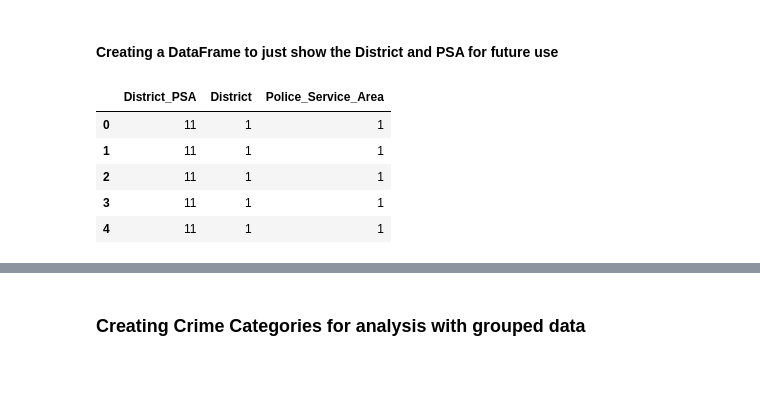
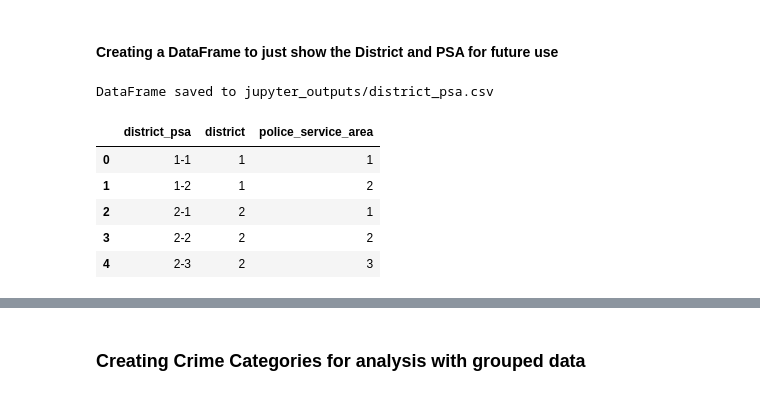
Before and after one commit to EricCroston/Philadelphia-School_Performance_vs_Crime_Data, a Jupyter notebook: Police_and_Incidents_Clean_up and Correlation Analysis.ipynb, the cells around one changed output, grey strips where cells are left out. Saved outputs shown, nothing was run; the diff lists cells and outputs as text; code cells hidden in the pictures.

```diff
--- a/Police_and_Incidents_Clean_up and Correlation Analysis.ipynb
+++ b/Police_and_Incidents_Clean_up and Correlation Analysis.ipynb
@@ -247,22 +249,36 @@ IncidentsTimePlace.head()
 #### Creating a DataFrame to just show the District and PSA for future use
 # %%
 district_psa_df=pd.DataFrame({
-    'District_PSA':IncidentsTimePlace['District_PSA'],
-    'District':IncidentsTimePlace['District'],
-    'Police_Service_Area':IncidentsTimePlace['Police_Service_Area']
+    'district_psa':incidents_time_place['district_psa'],
+    'district':incidents_time_place['district'],
+    'police_service_area':incidents_time_place['police_service_area']
 })
 
 # Sort by 'District' first and then by 'Police Service Area'
-district_psa_df = district_psa_df.sort_values(by=['District', 'Police_Service_Area'])
+district_psa_df = district_psa_df.sort_values(by=['district', 'police_service_area'])
 
-# Reset index if you want a clean index
-district_psa_df = district_psa_df.reset_index(drop=True)
+# # Reset index if you want a clean index
+# district_psa_df = district_psa_df.reset_index(drop=True)
 
+# Remove duplicates based on a specific column or combination of columns
+district_psa_df = district_psa_df.drop_duplicates(subset=['district_psa'], keep='first')
+
+# Reset the index if needed
+district_psa_df.reset_index(drop=True, inplace=True)
+
+# Save the cleaned DataFrame to a new CSV file
+output_file_path = 'jupyter_outputs/district_psa.csv'
+
+# Save the DataFrame to a CSV file
+district_psa_df.to_csv(output_file_path, index=False)
+
+print(f"DataFrame saved to {output_file_path}")
 district_psa_df.head()
 # %% [output]
+DataFrame saved to jupyter_outputs/district_psa.csv
-|  | District_PSA | District | Police_Service_Area |
-| 0 | 11 | 1 | 1 |
-| 1 | 11 | 1 | 1 |
-| 2 | 11 | 1 | 1 |
-| 3 | 11 | 1 | 1 |
-| 4 | 11 | 1 | 1 |
+|  | district_psa | district | police_service_area |
+| 0 | 1-1 | 1 | 1 |
+| 1 | 1-2 | 1 | 2 |
+| 2 | 2-1 | 2 | 1 |
+| 3 | 2-2 | 2 | 2 |
+| 4 | 2-3 | 2 | 3 |
```
Also changed, not shown: parts of 2 cells of this notebook, 7 other files.
